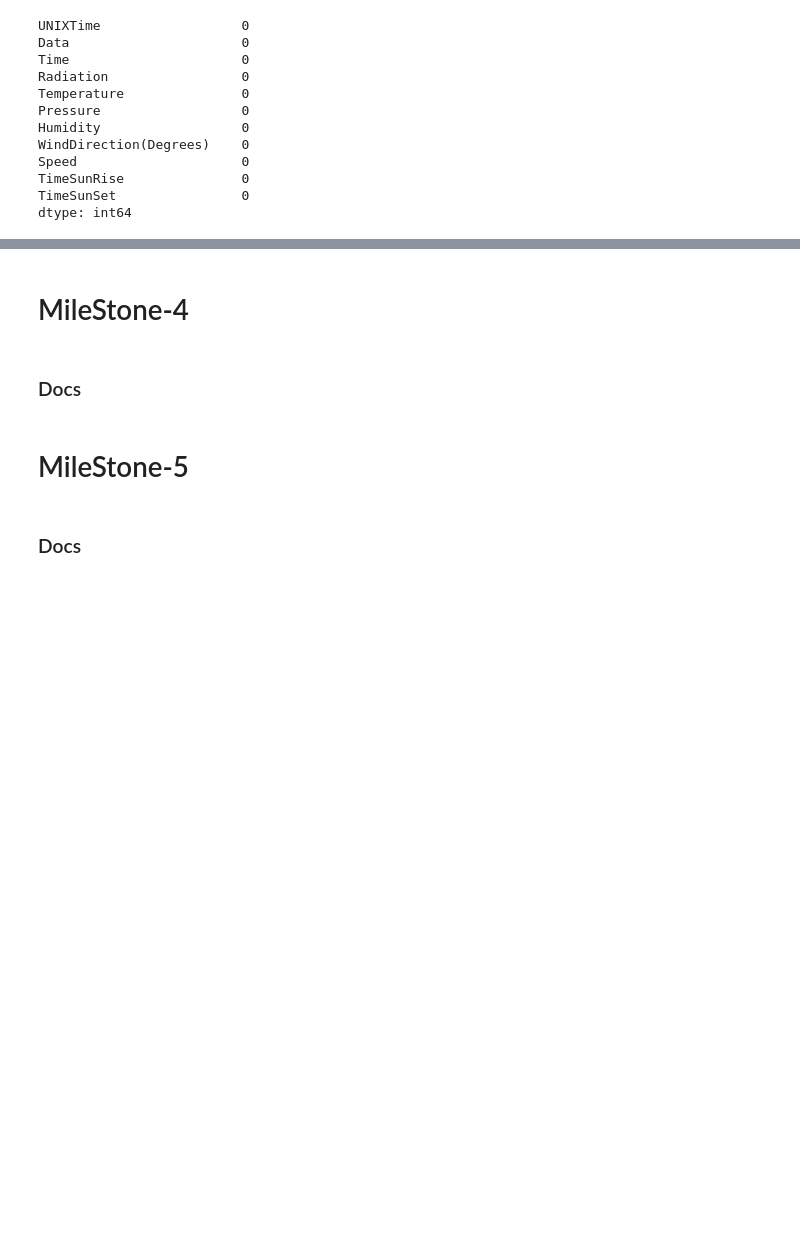
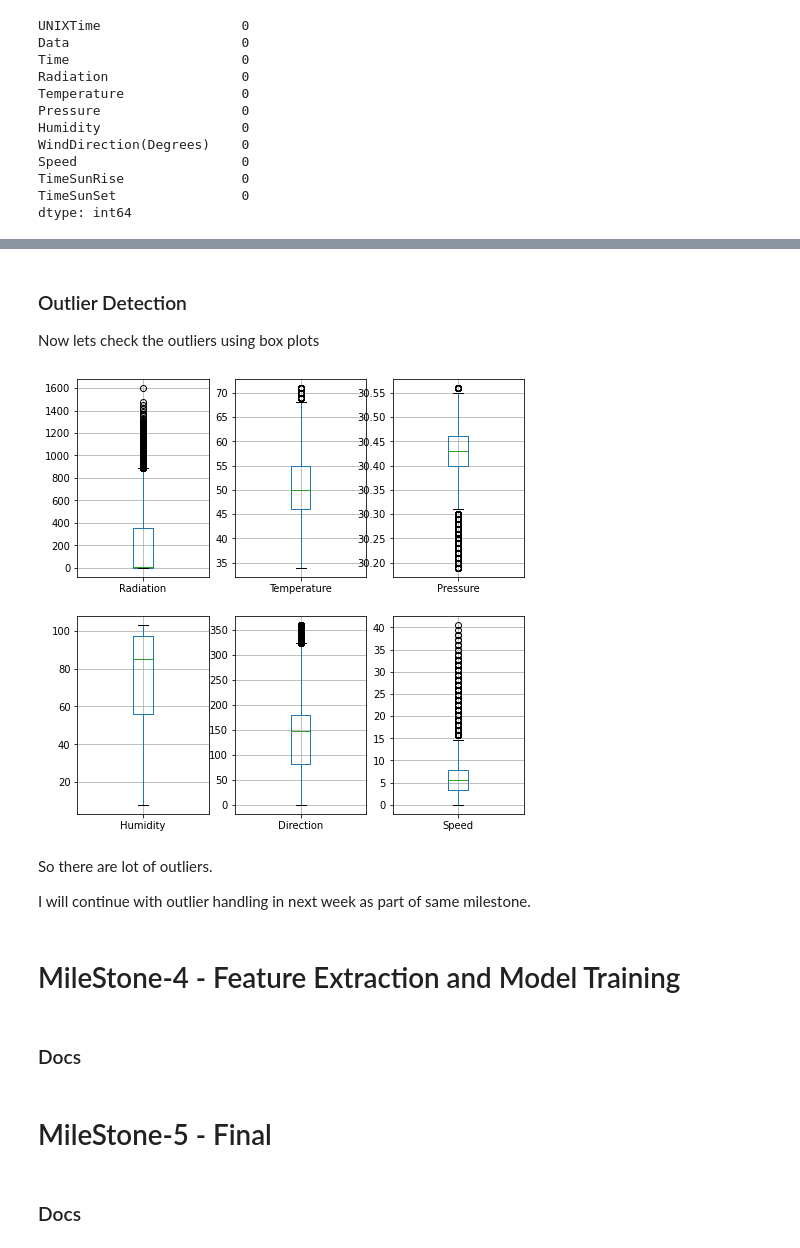
Before and after one commit to ninadcpa/DSC630, a Jupyter notebook: Predictive_Analytics_Final_Project.ipynb, the cells around one changed output, grey strips where cells are left out. Cells and saved outputs as stored; diff of their text form; code cells hidden in the pictures; blank space fills up the shorter version.

Commit message:
milestone-3 updates

```diff
--- a/Predictive_Analytics_Final_Project.ipynb
+++ b/Predictive_Analytics_Final_Project.ipynb
@@ -278,11 +358,30 @@ dtype: int64
+# %% [markdown]
+### Outlier Detection
+
+Now lets check the outliers using box plots
+# %%
+fig, axs = plt.subplots(nrows=2, ncols=3, figsize=(8, 8))
+df.boxplot(column=['Radiation'],ax=axs[0,0])
+df.boxplot(column=['Temperature'],ax=axs[0,1])
+df.boxplot(column=['Pressure'],ax=axs[0,2])
+df.boxplot(column=['Humidity'],ax=axs[1,0])
+df.boxplot(column=['Direction'],ax=axs[1,1])
+df.boxplot(column=['Speed'],ax=axs[1,2])
+plt.show()
+# %% [output]
+[figure, added]
+# %% [markdown]
+So there are lot of outliers.
+
+I will continue with outlier handling in next week as part of same milestone.
 # %% [markdown]
-# MileStone-4
+# MileStone-4 - Feature Extraction and Model Training
 # %% [markdown]
 ### Docs
 # %%
 # Code
 # %% [markdown]
-# MileStone-5
+# MileStone-5 - Final
 # %% [markdown]
 ### Docs
 # %%
```
Also changed, not shown: parts of 13 cells of this notebook.
